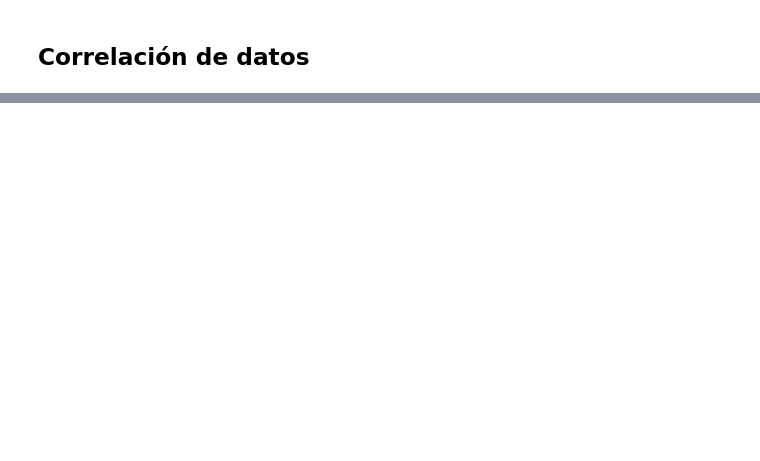
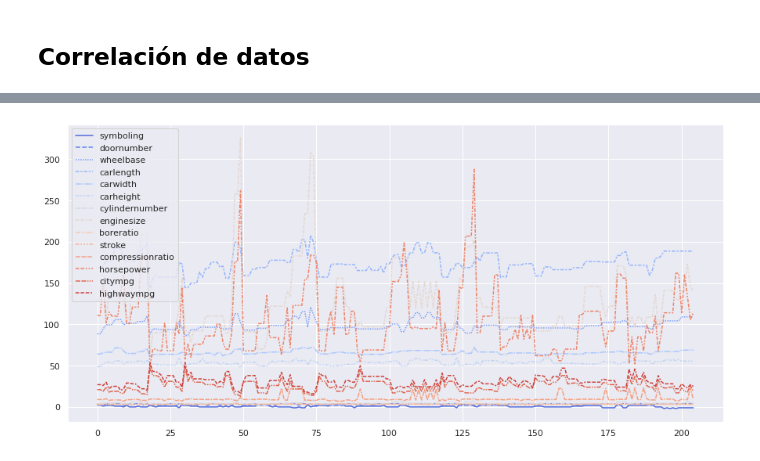
Before and after one commit to EMcoding17/ExtraccionConocimientosDeBD, a Jupyter notebook: Actividad04/CarPrice.ipynb, the cells around one changed output, grey strips where cells are left out. Cells and saved outputs as stored; diff of their text form; code cells hidden in the pictures; blank space fills up the shorter version.

```diff
--- a/Actividad04/CarPrice.ipynb
+++ b/Actividad04/CarPrice.ipynb
@@ -578,0 +640,12 @@ plt.show()
+# %%
+#Se eliminan algunas columnas como price para tener una mejor muestra de datos
+# LINE
+plt.figure(figsize=(15,7))
+numeric.remove('car_ID')
+numeric.remove('price')
+numeric.remove('curbweight')
+numeric.remove('peakrpm')
+sns.lineplot(data=dfcar_price[numeric], palette="coolwarm")
+numeric=separateData(dfcar_price)[1]
+# %% [output]
+[figure, added]
```
Also changed, not shown: parts of 26 cells of this notebook.
